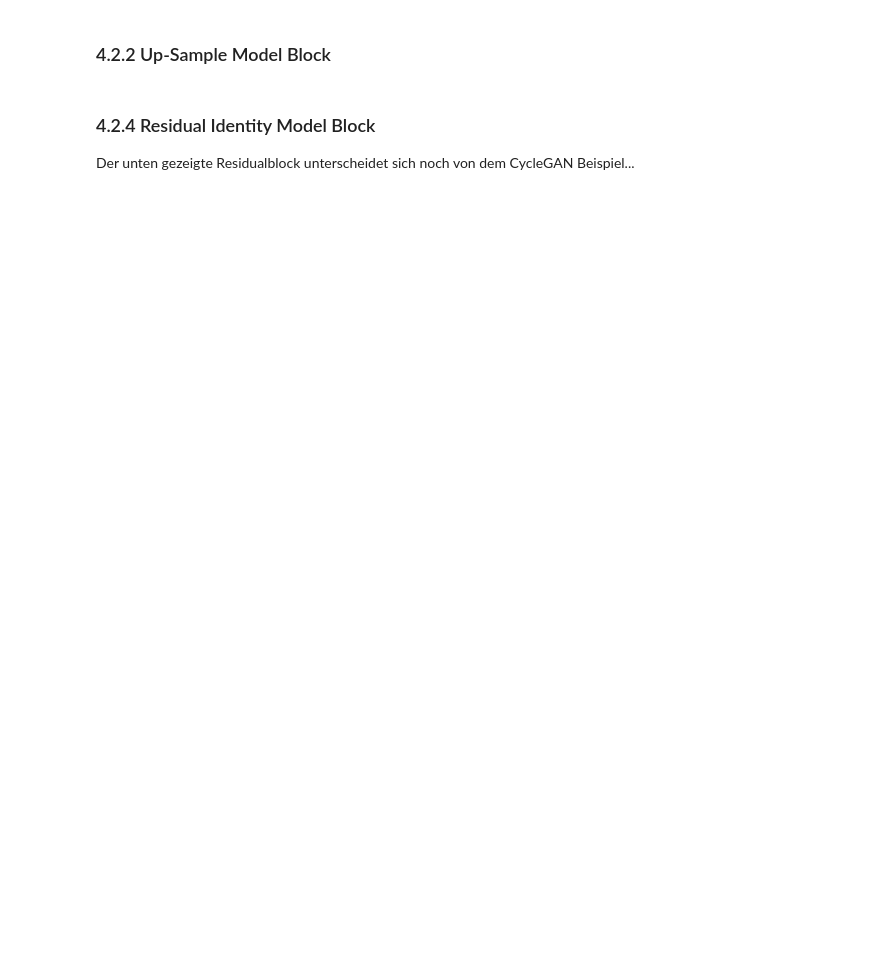
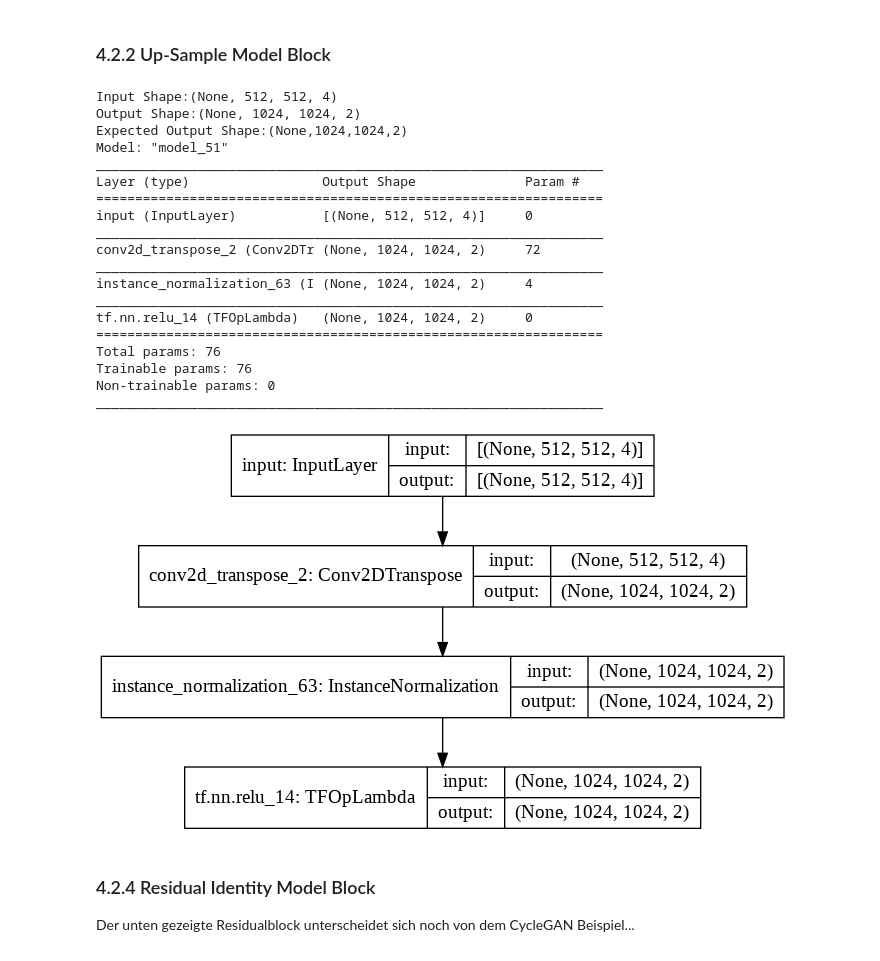
Before and after one commit to sascha-kirch/VoloGAN, a Jupyter notebook: VologramsData_Playground.ipynb, the cells around one changed output. Drawn from its saved outputs; the diff is of its cells as text; code cells hidden in the pictures; blank space fills up the shorter version.

```diff
--- a/VologramsData_Playground.ipynb
+++ b/VologramsData_Playground.ipynb
@@ -195,6 +309,75 @@ Keep in Mind: There are <b>no activations possible in custom layers</b> if not m
 # %% [markdown]
 <a name="4-2-2"></a>
 ### 4.2.2 Up-Sample Model Block
+# %%
+class UpSampleBlock(tf.keras.layers.Layer):
+  def __init__(self, numOfChannels, channelReductionFactor = 2, kernel_size = (3,3), strides = (2,2), kernel_initializer = KERNEL_INIT, gamma_initializer = GAMMA_INIT, activation = 'relu'):
+    super(UpSampleBlock, self).__init__()
+
+    self.activation = activation
+    filters = int(numOfChannels / channelReductionFactor)
+
+    self.convTrans = tf.keras.layers.Conv2DTranspose(
+        filters,
+        kernel_size,
+        strides=strides,
+        kernel_initializer = kernel_initializer,
+        padding='same',
+        use_bias = False
+        )
+
+    self.InstNorm = tfa.layers.InstanceNormalization(
+        gamma_initializer = gamma_initializer
+        )
+
+    self.act = tf.keras.activations.get(self.activation)
+
+  def call(self, input_tensor):
+    x = self.convTrans(input_tensor)
+    x = self.InstNorm(x)
+    x = self.act(x)
+    return x
+
+
+  def build_model_from_layer(self, inputDim):
+    x = tf.keras.layers.Input(shape=(inputDim), name = "input")
+    return tf.keras.Model(inputs=[x], outputs=self.call(x))
+
+# Test
+# Test input has the shape of the 1 training example of the dataset
+dataShape = (512,512,4)
+test_Input = tf.keras.layers.Input(shape=dataShape)
+
+upBlock = UpSampleBlock(numOfChannels = dataShape[2], kernel_size = (3,3))
+test_output = upBlock(test_Input)
+print("Input Shape:{}".format(test_Input.shape))
+print("Output Shape:{}".format(test_output.shape))
+print("Expected Output Shape:(None,{},{},{})".format(int(dataShape[0]*2), int(dataShape[1]*2), int(dataShape[2]/2)))
+
+layerModel = upBlock.build_model_from_layer(dataShape)
+layerModel.summary()
+tf.keras.utils.plot_model(layerModel, show_shapes=True)
+# %% [output]
+Input Shape:(None, 512, 512, 4)
+Output Shape:(None, 1024, 1024, 2)
+Expected Output Shape:(None,1024,1024,2)
+Model: "model_51"
+_________________________________________________________________
+Layer (type)                 Output Shape              Param #
+=================================================================
+input (InputLayer)           [(None, 512, 512, 4)]     0
+_________________________________________________________________
+conv2d_transpose_2 (Conv2DTr (None, 1024, 1024, 2)     72
+_________________________________________________________________
+instance_normalization_63 (I (None, 1024, 1024, 2)     4
+_________________________________________________________________
+tf.nn.relu_14 (TFOpLambda)   (None, 1024, 1024, 2)     0
+=================================================================
+Total params: 76
+Trainable params: 76
+Non-trainable params: 0
+_________________________________________________________________
+[figure, added]
 # %% [markdown]
 <a name="4-2-4"></a>
 ### 4.2.4 Residual Identity Model Block
```
Also changed, not shown: parts of 13 cells of this notebook.
